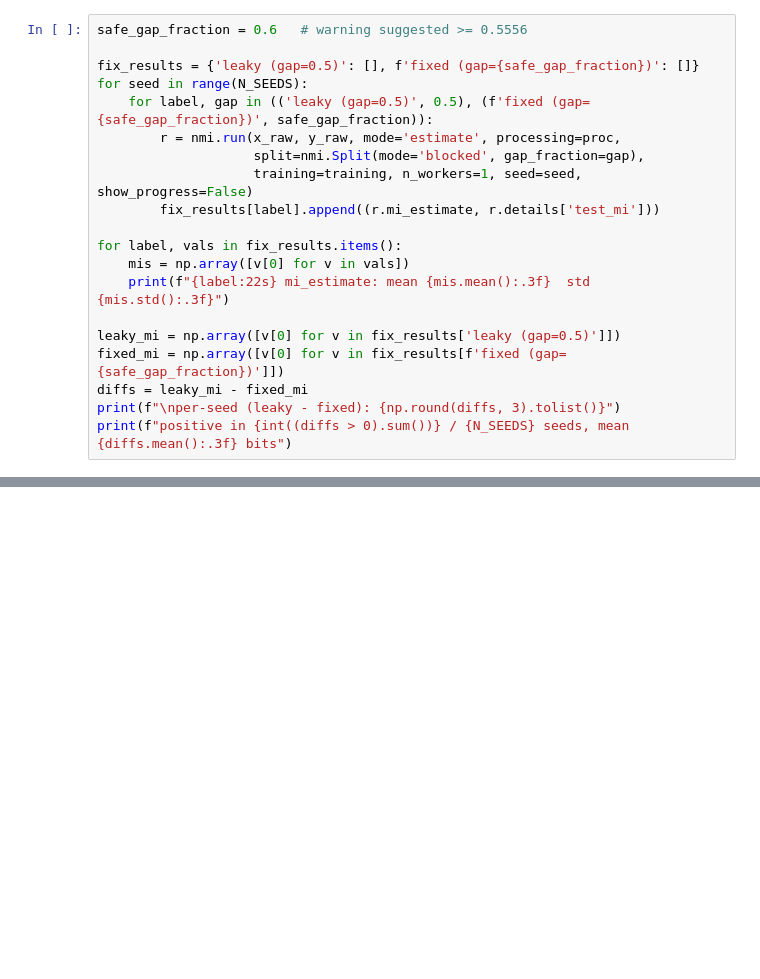
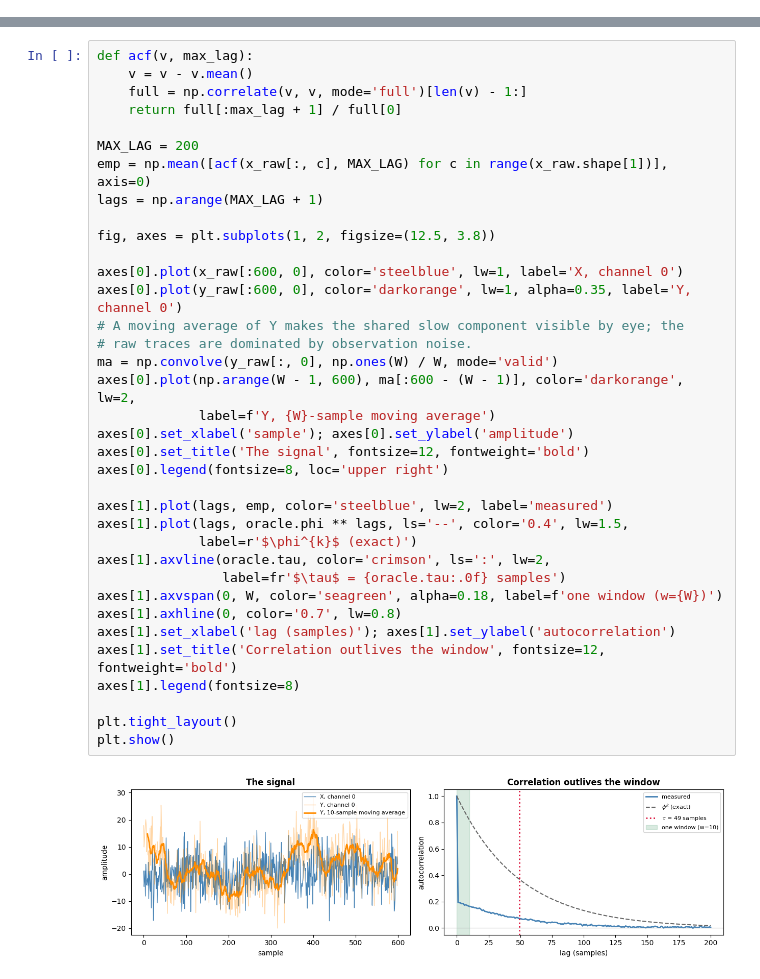
Before and after one commit to eslam-abdelaleem/NeuralMI, a Jupyter notebook: tutorials/03_Temporal_Correlations_and_Splits.ipynb, the cells around one changed output, grey strips where cells are left out. Cells and saved outputs as stored; diff of their text form; blank space fills up the shorter version.

```diff
--- a/tutorials/03_Temporal_Correlations_and_Splits.ipynb
+++ b/tutorials/03_Temporal_Correlations_and_Splits.ipynb
@@ -387,20 +0,0 @@ comparison for the blocked split only.
-# %%
-safe_gap_fraction = 0.6   # warning suggested >= 0.5556
-
-fix_results = {'leaky (gap=0.5)': [], f'fixed (gap={safe_gap_fraction})': []}
-for seed in range(N_SEEDS):
-    for label, gap in (('leaky (gap=0.5)', 0.5), (f'fixed (gap={safe_gap_fraction})', safe_gap_fraction)):
-        r = nmi.run(x_raw, y_raw, mode='estimate', processing=proc,
-                    split=nmi.Split(mode='blocked', gap_fraction=gap),
-                    training=training, n_workers=1, seed=seed, show_progress=False)
-        fix_results[label].append((r.mi_estimate, r.details['test_mi']))
-
-for label, vals in fix_results.items():
-    mis = np.array([v[0] for v in vals])
-    print(f"{label:22s} mi_estimate: mean {mis.mean():.3f}  std {mis.std():.3f}")
-
-leaky_mi = np.array([v[0] for v in fix_results['leaky (gap=0.5)']])
-fixed_mi = np.array([v[0] for v in fix_results[f'fixed (gap={safe_gap_fraction})']])
-diffs = leaky_mi - fixed_mi
-print(f"\nper-seed (leaky - fixed): {np.round(diffs, 3).tolist()}")
-print(f"positive in {int((diffs > 0).sum())} / {N_SEEDS} seeds, mean {diffs.mean():.3f} bits")
@@ -621,0 +95,38 @@ want a number that is comparable across window sizes.
+# %%
+def acf(v, max_lag):
+    v = v - v.mean()
+    full = np.correlate(v, v, mode='full')[len(v) - 1:]
+    return full[:max_lag + 1] / full[0]
+
+MAX_LAG = 200
+emp = np.mean([acf(x_raw[:, c], MAX_LAG) for c in range(x_raw.shape[1])], axis=0)
+lags = np.arange(MAX_LAG + 1)
+
+fig, axes = plt.subplots(1, 2, figsize=(12.5, 3.8))
+
+axes[0].plot(x_raw[:600, 0], color='steelblue', lw=1, label='X, channel 0')
+axes[0].plot(y_raw[:600, 0], color='darkorange', lw=1, alpha=0.35, label='Y, channel 0')
+# A moving average of Y makes the shared slow component visible by eye; the
+# raw traces are dominated by observation noise.
+ma = np.convolve(y_raw[:, 0], np.ones(W) / W, mode='valid')
+axes[0].plot(np.arange(W - 1, 600), ma[:600 - (W - 1)], color='darkorange', lw=2,
+             label=f'Y, {W}-sample moving average')
+axes[0].set_xlabel('sample'); axes[0].set_ylabel('amplitude')
+axes[0].set_title('The signal', fontsize=12, fontweight='bold')
+axes[0].legend(fontsize=8, loc='upper right')
+
+axes[1].plot(lags, emp, color='steelblue', lw=2, label='measured')
+axes[1].plot(lags, oracle.phi ** lags, ls='--', color='0.4', lw=1.5,
+             label=r'$\phi^{k}$ (exact)')
+axes[1].axvline(oracle.tau, color='crimson', ls=':', lw=2,
+                label=fr'$\tau$ = {oracle.tau:.0f} samples')
+axes[1].axvspan(0, W, color='seagreen', alpha=0.18, label=f'one window (w={W})')
+axes[1].axhline(0, color='0.7', lw=0.8)
+axes[1].set_xlabel('lag (samples)'); axes[1].set_ylabel('autocorrelation')
+axes[1].set_title('Correlation outlives the window', fontsize=12, fontweight='bold')
+axes[1].legend(fontsize=8)
+
+plt.tight_layout()
+plt.show()
+# %% [output]
+[figure, added]
```
Also changed, not shown: parts of 54 cells of this notebook, 14 other files.
